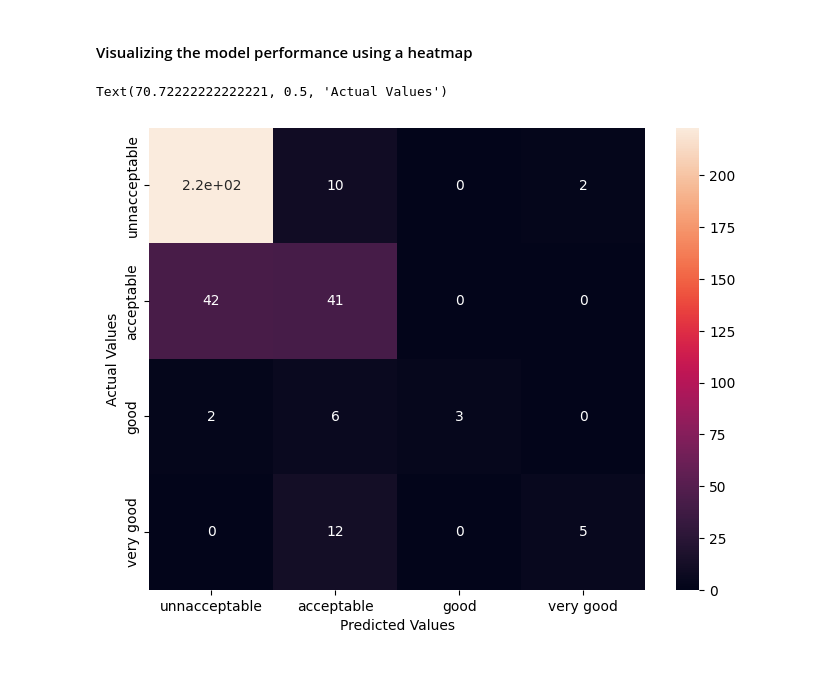
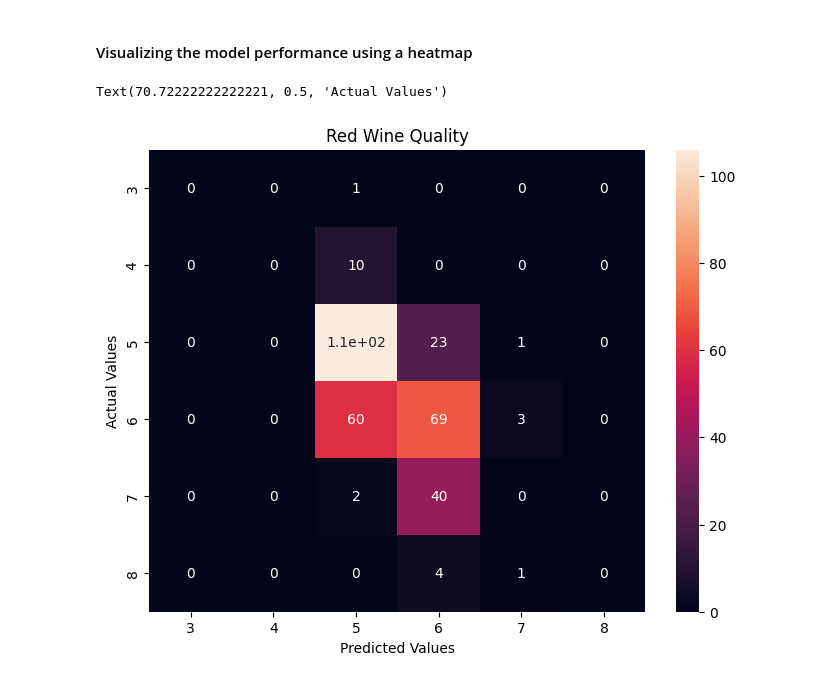
Before and after one commit to jaypbazar/Machine-Learning-PS2, a Jupyter notebook: PS2_Bazar_BSCS2A.ipynb, the cells around one changed output. Cells and saved outputs as stored; diff of their text form; code cells hidden in the pictures.

Commit message:
w/ wine dataset

```diff
--- a/PS2_Bazar_BSCS2A.ipynb
+++ b/PS2_Bazar_BSCS2A.ipynb
@@ -51,11 +29,0 @@ class: ['unacc' 'acc' 'vgood' 'good']
-# %%
-dataset['buying_price'] = dataset['buying_price'].replace({'low':1, 'med':2, 'high':3, 'vhigh':4})
-dataset['maintenance_cost'] = dataset['maintenance_cost'].replace({'low':1, 'med':2, 'high':3, 'vhigh':4})
-dataset['no_of_doors'] = dataset['no_of_doors'].replace({'2':1, '3':2, '4':3, '5more':4})
-dataset['capacity'] = dataset['capacity'].replace({'2':1, '4':2, 'more':3})
-dataset['luggage_size'] = dataset['luggage_size'].replace({'small':1, 'med':2, 'big':3})
-dataset['safety_level'] = dataset['safety_level'].replace({'low':1, 'med':2, 'high':3})
-
-dataset['class'] = dataset['class'].replace({'unacc':1, 'acc':2, 'good':3, 'vgood':4})
-
-dataset
@@ -75,0 +30,8 @@ dataset
+# %%
+X = dataset[['fixed acidity', 'volatile acidity', 'citric acid', 'sulphates', 'alcohol']]
+y = dataset['quality']
+
+scaler = MinMaxScaler()
+X_scaled = scaler.fit_transform(X)
+
+X_scaled
@@ -76,10 +46,7 @@ dataset
 # %% [markdown]
 #### Split data into training and testing sets
 # %%
-X = dataset.iloc[:, :-1]
-y = dataset.iloc[:, -1]
-
-X_train, X_test, y_train, y_test = train_test_split(X, y, test_size=0.2, random_state=42)
+X_train, X_test, y_train, y_test = train_test_split(X_scaled, y, test_size=0.2, random_state=42)
 
 print(X.shape)
 print(y.shape)
@@ -89,7 +56,7 @@ print(y.shape)
 # %% [markdown]
 #### Fitting the data into a Logistic Regression model
 # %%
-model = LogisticRegression(penalty='l1', solver='liblinear', multi_class='ovr', max_iter=250)
+model = LogisticRegression(penalty='l1', solver='liblinear', multi_class='ovr')
 
 model.fit(X_train, y_train)
 # %% [output]
@@ -110,13 +76,14 @@ Accuracy: 78.61%
 # %%
 cm = pd.DataFrame(
     confusion_matrix(y_test, y_pred),
-    index=['unnacceptable', 'acceptable', 'good', 'very good'],
-    columns=['unnacceptable', 'acceptable', 'good', 'very good'])
+    index=[3, 4, 5, 6, 7, 8],
+    columns=[3, 4, 5, 6, 7, 8])
 
 plt.figure(figsize= (8,6))
 sns.heatmap(cm, annot=True)
+plt.title('Red Wine Quality')
 plt.xlabel('Predicted Values')
 plt.ylabel('Actual Values')
 # %% [output]
 Text(70.72222222222221, 0.5, 'Actual Values')
-[figure, old version]
+[figure, new version]
```
Also changed, not shown: parts of 11 cells of this notebook.
